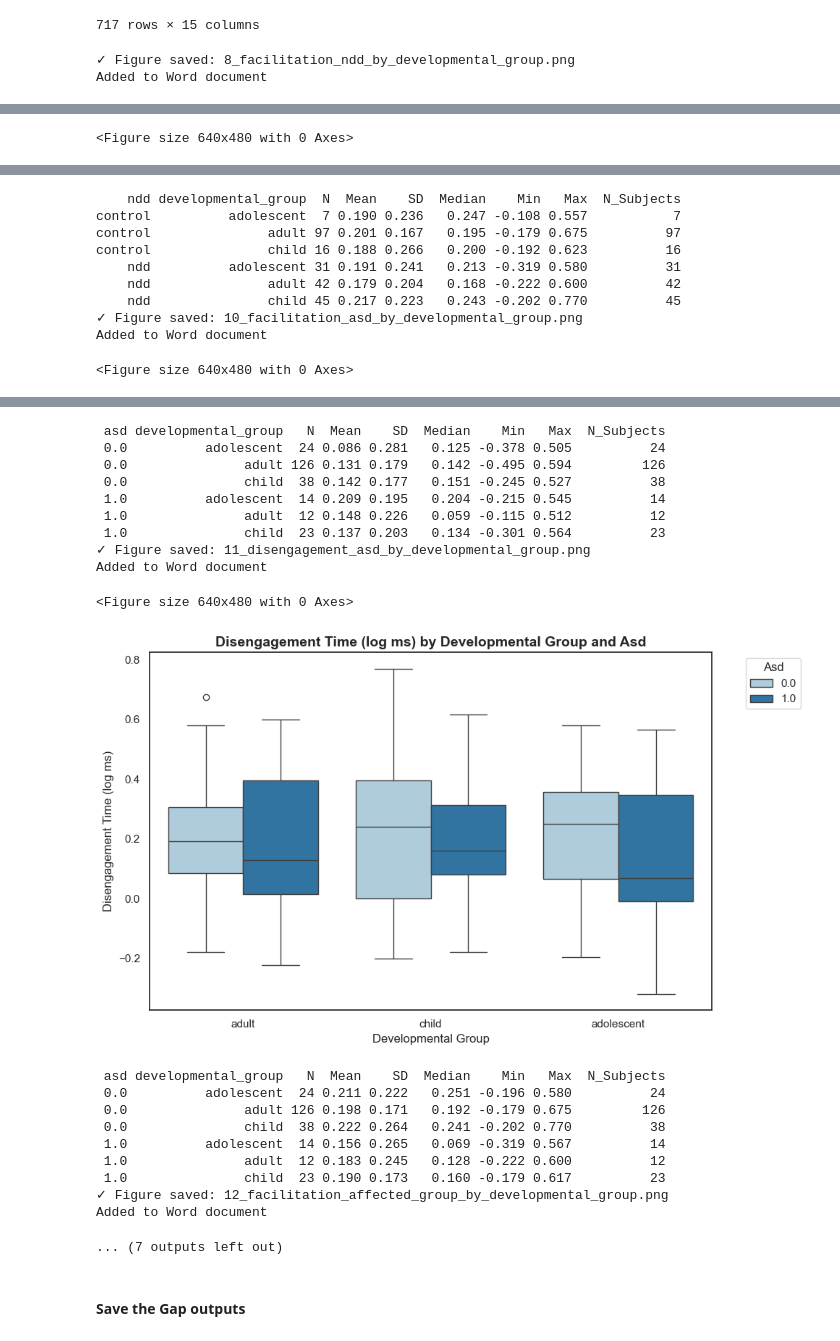
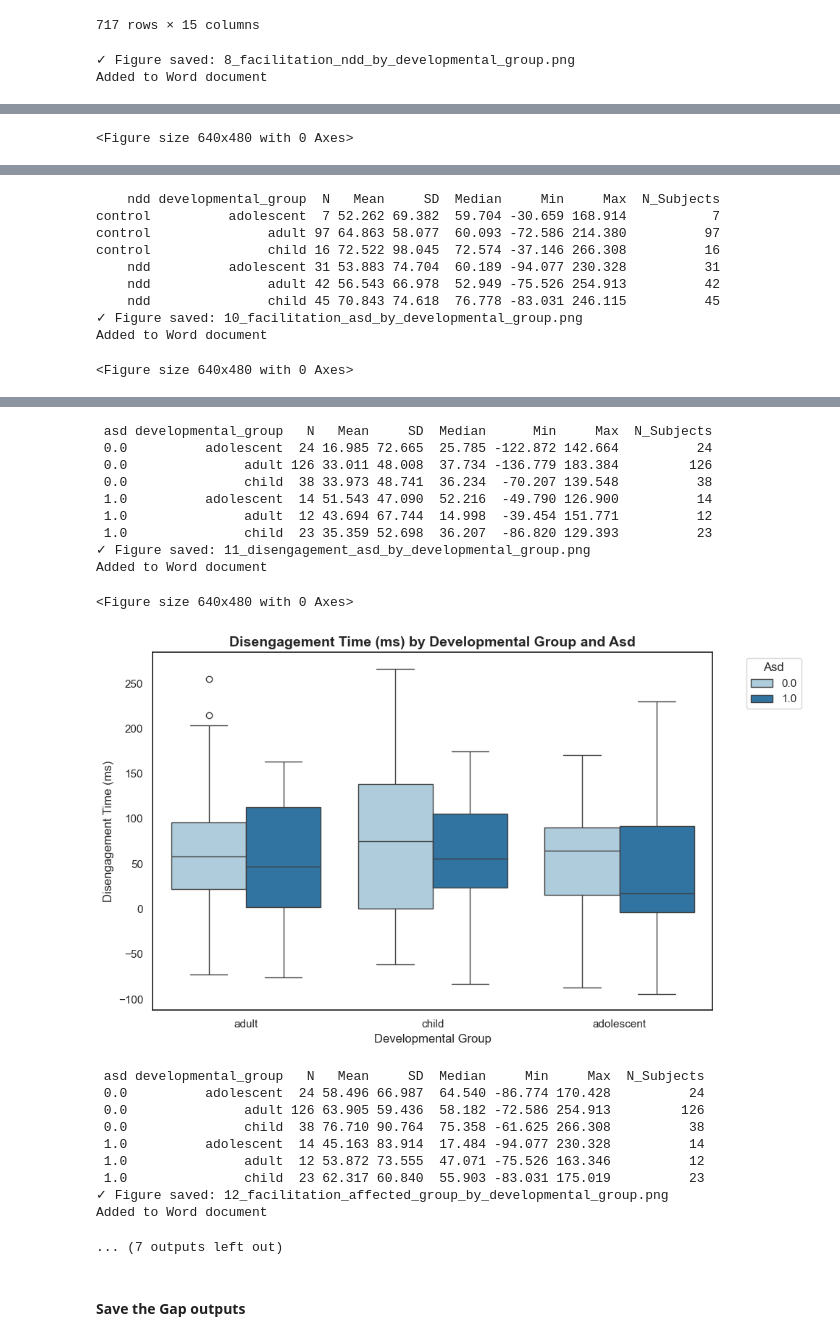
Before and after one commit to gabrielblancogomez/q1k_neurosubs, a Jupyter notebook: code/et/4_gap_reaction_time_analysis.ipynb, the cells around one changed output, grey strips where cells are left out. Drawn from its saved outputs; the diff is of its cells as text; code cells hidden in the pictures.

```diff
--- a/code/et/4_gap_reaction_time_analysis.ipynb
+++ b/code/et/4_gap_reaction_time_analysis.ipynb
@@ -1172,6 +1172,13 @@ The `ci` parameter is deprecated. Use `errorbar=('ci', 95)` for the same effect.
 # Pivot the go_grouped dataframe to wide format for VIF calculation
 go_dis = go_grouped.pivot(index=['subject', 'ndd', 'developmental_group', 'sex', 'asd', 'affected_group',"site", 'n_trials', 'eeg_age','fam_id'],
                                           columns='condition', values='log_rt').reset_index()
+
+# Pivot raw RT values as well
+go_dis_raw = go_grouped.pivot(index=['subject', 'ndd', 'developmental_group', 'sex', 'asd', 'affected_group',"site", 'n_trials', 'eeg_age','fam_id'],
+                                          columns='condition', values='rt').reset_index()
+
+# Merge
+go_dis = go_dis.merge(go_dis_raw, on=['subject', 'ndd', 'developmental_group', 'sex', 'asd', 'affected_group',"site", 'n_trials', 'eeg_age','fam_id'], suffixes=('_logrt', '_rt'))
 go_dis
 # %% [output]
 | condition | subject | ndd | developmental_group | sex | asd | affected_group | site | n_trials | eeg_age | ... |
@@ -1190,12 +1197,12 @@ go_dis
 # %%
 # Calculate facilitation as Baseline - Gap
-go_dis["facilitation"]=go_dis["Baseline"]-go_dis["Gap"]
+go_dis["facilitation"]=go_dis["Baseline_rt"]-go_dis["Gap_rt"]
 
 # Add to document
 doc.add_paragraph("Variable 1: Facilitation (Baseline - Gap)", style='List Bullet')
 
 # Calculate disengagement as Overlap - Baseline
-go_dis["disengagement"]=go_dis["Overlap"]-go_dis["Baseline"]
+go_dis["disengagement"]=go_dis["Overlap_rt"]-go_dis["Baseline_rt"]
 # Add to document
 doc.add_paragraph("Variable 2: Disengagement (Overlap - Baseline)", style='List Bullet')
 # %% [output]
@@ -1242,7 +1291,7 @@ fig1, stats1 = visualize_and_summarize(
     fig_num=8,
     palette='Paired',
     doc=doc,
-    dv_label='Facilitation Time (log ms)'
+    dv_label='Facilitation Time (ms)'
 )
 
 # Disengagement by NDD
@@ -1254,7 +1303,7 @@ fig2, stats2 = visualize_and_summarize(
     fig_num=9,
     palette='Paired',
     doc=doc,
-    dv_label='Disengagement Time (log ms)'
+    dv_label='Disengagement Time (ms)'
 )
 
 # Facilitation by ASD
@@ -1266,7 +1315,7 @@ fig3, stats3 = visualize_and_summarize(
     fig_num=10,
     palette='Paired',
     doc=doc,
-    dv_label='Facilitation Time (log ms)'
+    dv_label='Facilitation Time (ms)'
 )
 
 # Disengagement by ASD
@@ -1278,7 +1327,7 @@ fig4, stats4 = visualize_and_summarize(
     fig_num=11,
     palette='Paired',
     doc=doc,
-    dv_label='Disengagement Time (log ms)'
+    dv_label='Disengagement Time (ms)'
 )
 
 # Facilitation by affected_group
@@ -1290,7 +1339,7 @@ fig5, stats5 = visualize_and_summarize(
     fig_num=12,
     palette='Paired',
     doc=doc,
-    dv_label='Facilitation Time (log ms)'
+    dv_label='Facilitation Time (ms)'
 )
 # Disengagement by affected_group
 fig6, stats6 = visualize_and_summarize(
@@ -1301,7 +1350,7 @@ fig6, stats6 = visualize_and_summarize(
     fig_num=13,
     palette='Paired',
     doc=doc,
-    dv_label='Disengagement Time (log ms)'
+    dv_label='Disengagement Time (ms)'
 )
 # %% [output]
 ✓ Figure saved: 8_facilitation_ndd_by_developmental_group.png
@@ -1321,10 +1370,10 @@ Added to Word document
-    ndd developmental_group  N  Mean    SD  Median    Min   Max  N_Subjects
-control          adolescent  7 0.190 0.236   0.247 -0.108 0.557           7
-control               adult 97 0.201 0.167   0.195 -0.179 0.675          97
-control               child 16 0.188 0.266   0.200 -0.192 0.623          16
-    ndd          adolescent 31 0.191 0.241   0.213 -0.319 0.580          31
-    ndd               adult 42 0.179 0.204   0.168 -0.222 0.600          42
-    ndd               child 45 0.217 0.223   0.243 -0.202 0.770          45
+    ndd developmental_group  N   Mean     SD  Median     Min     Max  N_Subjects
+control          adolescent  7 52.262 69.382  59.704 -30.659 168.914           7
+control               adult 97 64.863 58.077  60.093 -72.586 214.380          97
+control               child 16 72.522 98.045  72.574 -37.146 266.308          16
+    ndd          adolescent 31 53.883 74.704  60.189 -94.077 230.328          31
+    ndd               adult 42 56.543 66.978  52.949 -75.526 254.913          42
+    ndd               child 45 70.843 74.618  76.778 -83.031 246.115          45
 ✓ Figure saved: 10_facilitation_asd_by_developmental_group.png
 Added to Word document
 <Figure size 640x480 with 0 Axes>
@@ -1332,21 +1381,21 @@ Added to Word document
- asd developmental_group   N  Mean    SD  Median    Min   Max  N_Subjects
- 0.0          adolescent  24 0.086 0.281   0.125 -0.378 0.505          24
- 0.0               adult 126 0.131 0.179   0.142 -0.495 0.594         126
- 0.0               child  38 0.142 0.177   0.151 -0.245 0.527          38
- 1.0          adolescent  14 0.209 0.195   0.204 -0.215 0.545          14
- 1.0               adult  12 0.148 0.226   0.059 -0.115 0.512          12
- 1.0               child  23 0.137 0.203   0.134 -0.301 0.564          23
+ asd developmental_group   N   Mean     SD  Median      Min     Max  N_Subjects
+ 0.0          adolescent  24 16.985 72.665  25.785 -122.872 142.664          24
+ 0.0               adult 126 33.011 48.008  37.734 -136.779 183.384         126
+ 0.0               child  38 33.973 48.741  36.234  -70.207 139.548          38
+ 1.0          adolescent  14 51.543 47.090  52.216  -49.790 126.900          14
+ 1.0               adult  12 43.694 67.744  14.998  -39.454 151.771          12
+ 1.0               child  23 35.359 52.698  36.207  -86.820 129.393          23
 ✓ Figure saved: 11_disengagement_asd_by_developmental_group.png
 Added to Word document
 <Figure size 640x480 with 0 Axes>
-[figure, old version]
+[figure, new version]
- asd developmental_group   N  Mean    SD  Median    Min   Max  N_Subjects
- 0.0          adolescent  24 0.211 0.222   0.251 -0.196 0.580          24
- 0.0               adult 126 0.198 0.171   0.192 -0.179 0.675         126
- 0.0               child  38 0.222 0.264   0.241 -0.202 0.770          38
- 1.0          adolescent  14 0.156 0.265   0.069 -0.319 0.567          14
- 1.0               adult  12 0.183 0.245   0.128 -0.222 0.600          12
- 1.0               child  23 0.190 0.173   0.160 -0.179 0.617          23
+ asd developmental_group   N   Mean     SD  Median     Min     Max  N_Subjects
+ 0.0          adolescent  24 58.496 66.987  64.540 -86.774 170.428          24
+ 0.0               adult 126 63.905 59.436  58.182 -72.586 254.913         126
+ 0.0               child  38 76.710 90.764  75.358 -61.625 266.308          38
+ 1.0          adolescent  14 45.163 83.914  17.484 -94.077 230.328          14
+ 1.0               adult  12 53.872 73.555  47.071 -75.526 163.346          12
+ 1.0               child  23 62.317 60.840  55.903 -83.031 175.019          23
 ✓ Figure saved: 12_facilitation_affected_group_by_developmental_group.png
 Added to Word document
 ... (7 outputs left out)
```
Also changed, not shown: parts of 10 cells of this notebook.
